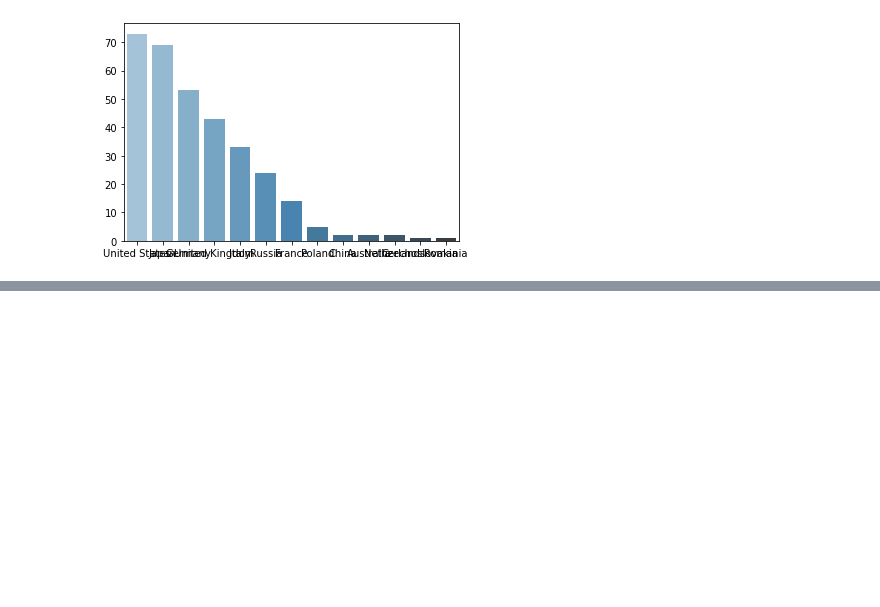
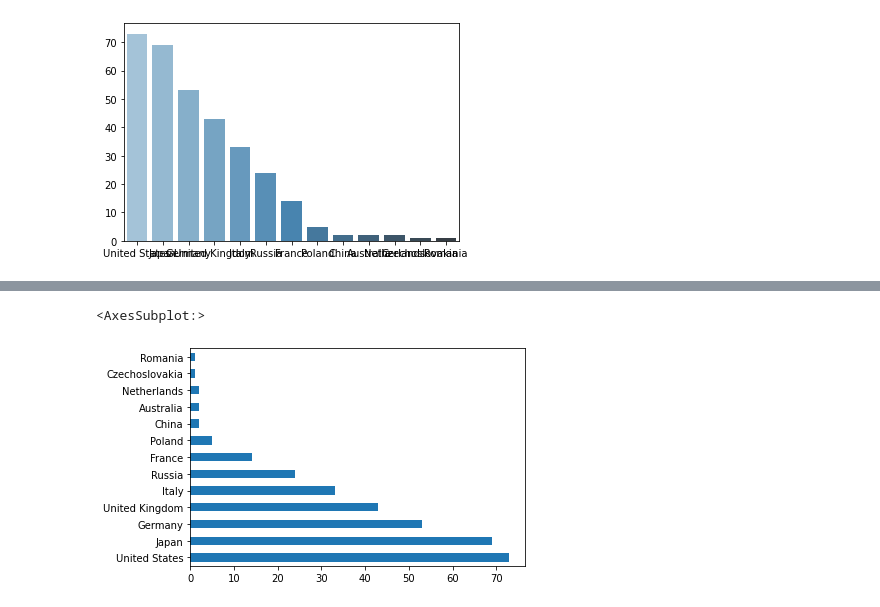
Before and after one commit to JuiceSolution/WWII_Airplaine_Analysis, a Jupyter notebook: WWII_Airplane.ipynb, the cells around one changed output, grey strips where cells are left out. Cells and saved outputs as stored; diff of their text form; code cells hidden in the pictures; blank space fills up the shorter version.

```diff
--- a/WWII_Airplane.ipynb
+++ b/WWII_Airplane.ipynb
@@ -120,0 +126,5 @@ ax = sns.barplot(x=Aircraft_per_country.index, y=Aircraft_per_country.values,
+# %%
+Aircraft_per_country.plot(kind="barh")
+# %% [output]
+<AxesSubplot:>
+[figure, added]
```
Also changed, not shown: parts of 1 cell of this notebook.
